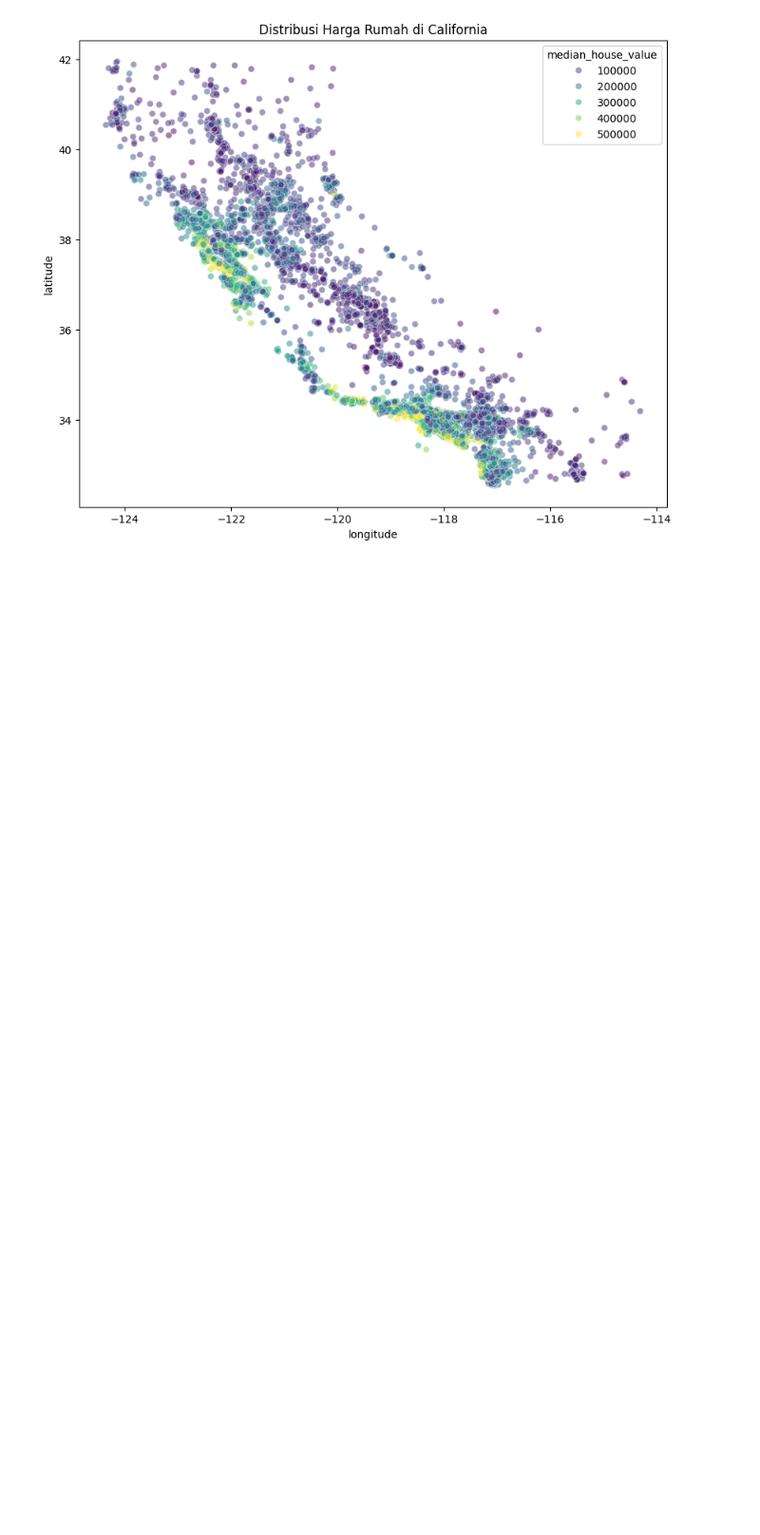
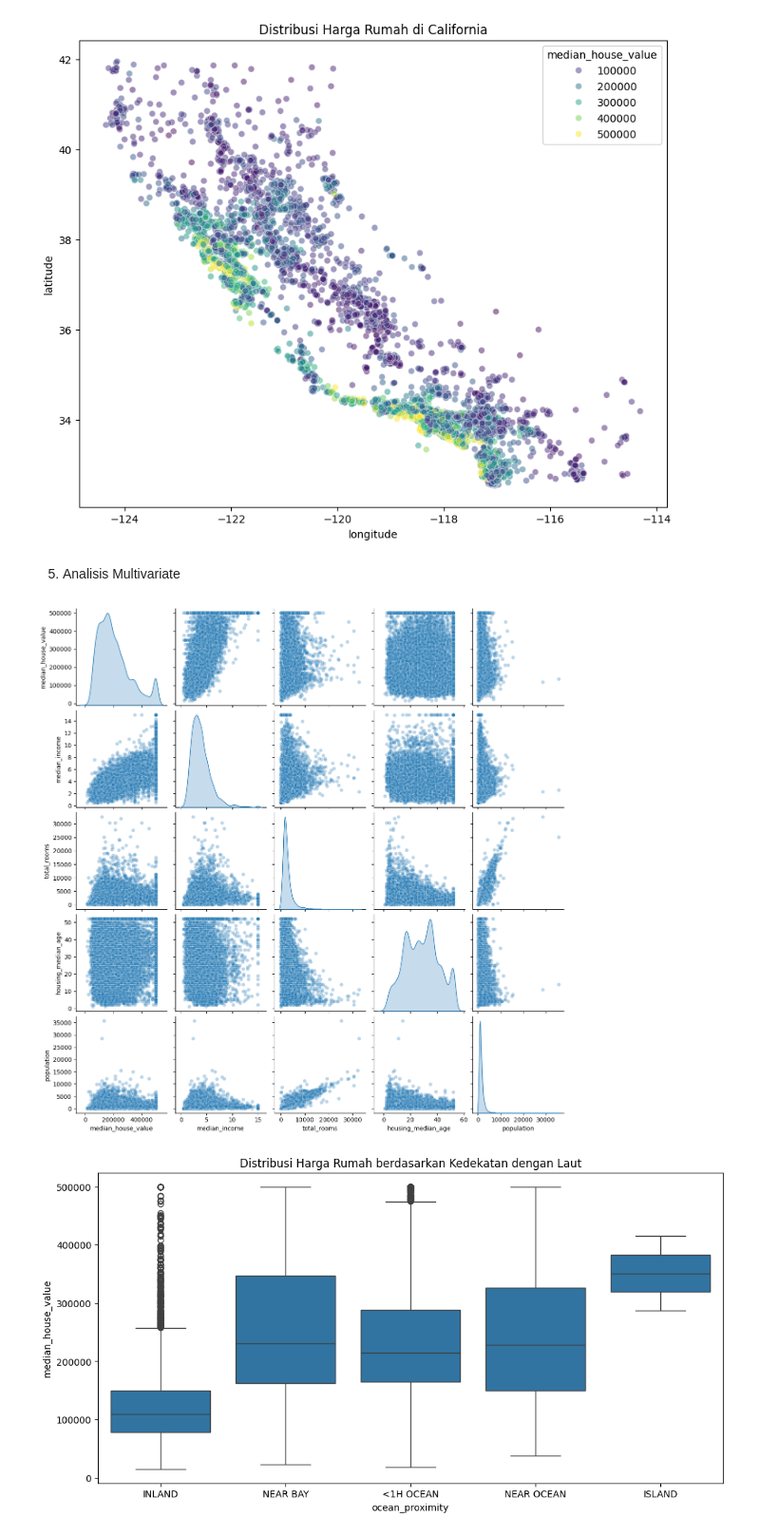
Before and after one commit to hafizumiru/california_housing_price_prediction, a Jupyter notebook: 02_Notebooks/01_EDA.ipynb, the cells around one changed output. Shown at 95% size. Cells and saved outputs as stored; diff of their text form; code cells hidden in the pictures; blank space fills up the shorter version.

```diff
--- a/02_Notebooks/01_EDA.ipynb
+++ b/02_Notebooks/01_EDA.ipynb
@@ -60,10 +61,3 @@ dtype: int64
 
 ----------------------------------------------------------------------------------------------------
 Jumlah data duplikat: 0
-# %%
-# Untuk kolom total_bedrooms yang memiliki missing values
-# Kita bisa isi dengan median berdasarkan kelompok rumah dengan jumlah kamar yang sama
-df['total_bedrooms'] = df.groupby('total_rooms')['total_bedrooms'].transform(lambda x: x.fillna(x.median()))
-
-# Jika masih ada missing values, isi dengan median keseluruhan
-df['total_bedrooms'].fillna(df['total_bedrooms'].median(), inplace=True)
@@ -134,5 +121,22 @@ plt.title('Distribusi Harga Rumah di California')
 plt.show()
 # %% [output]
 [figure]
+# %% [markdown]
+5. Analisis Multivariate
+# %%
+# Pairplot untuk beberapa variabel penting
+sns.pairplot(df[['median_house_value', 'median_income', 'total_rooms',
+                'housing_median_age', 'population']],
+             diag_kind='kde', plot_kws={'alpha':0.3})
+plt.show()
+
+# Boxplot harga rumah berdasarkan ocean_proximity
+plt.figure(figsize=(12,6))
+sns.boxplot(data=df, x='ocean_proximity', y='median_house_value')
+plt.title('Distribusi Harga Rumah berdasarkan Kedekatan dengan Laut')
+plt.show()
+# %% [output]
+[figure, added]
+[figure, added]
 # %%
 # df_after = pd.read_csv('../01_Data/data_california_house_cleaned.csv')
```
Also changed, not shown: parts of 6 cells of this notebook, 6 other files.
